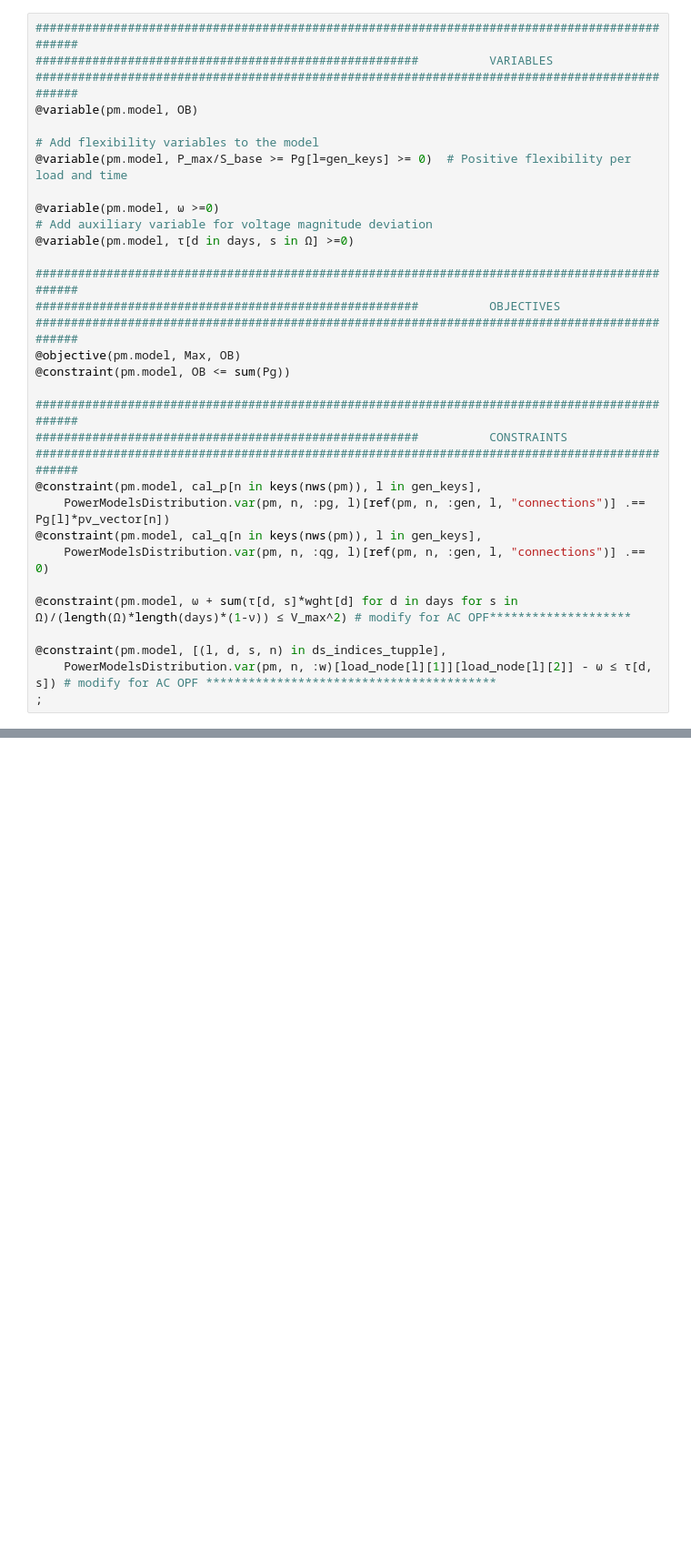
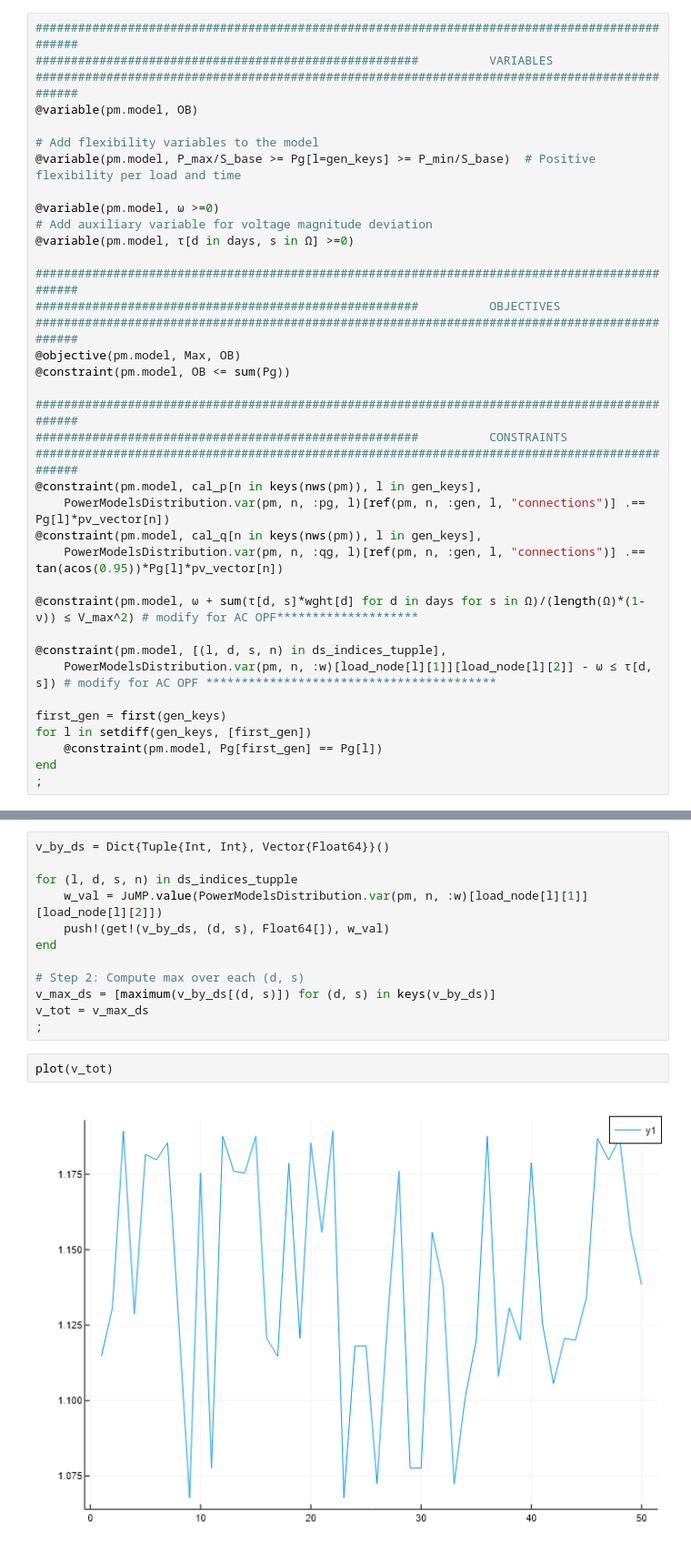
Before and after one commit to A1iJalilian/Risk-based-Fast-Hosting-Capacity-Analysis, a Jupyter notebook: large_feeder.ipynb, the cells around one changed output, grey strips where cells are left out. Shown at 91% size. Saved outputs shown, nothing was run; the diff lists cells and outputs as text; blank space fills up the shorter version.

```diff
--- a/large_feeder.ipynb
+++ b/large_feeder.ipynb
@@ -139,7 +140,7 @@ load_node = Dict(l => (ref(pm, 1, :load)[l]["load_bus"] , ref(pm, 1, :load)[l]["
 @variable(pm.model, OB)
 
 # Add flexibility variables to the model
-@variable(pm.model, P_max/S_base >= Pg[l=gen_keys] >= 0)  # Positive flexibility per load and time
+@variable(pm.model, P_max/S_base >= Pg[l=gen_keys] >= P_min/S_base)  # Positive flexibility per load and time
 
 @variable(pm.model, ω >=0)
 # Add auxiliary variable for voltage magnitude deviation
@@ -157,11 +158,16 @@ load_node = Dict(l => (ref(pm, 1, :load)[l]["load_bus"] , ref(pm, 1, :load)[l]["
 @constraint(pm.model, cal_p[n in keys(nws(pm)), l in gen_keys],
     PowerModelsDistribution.var(pm, n, :pg, l)[ref(pm, n, :gen, l, "connections")] .== Pg[l]*pv_vector[n])
 @constraint(pm.model, cal_q[n in keys(nws(pm)), l in gen_keys],
-    PowerModelsDistribution.var(pm, n, :qg, l)[ref(pm, n, :gen, l, "connections")] .== 0)
+    PowerModelsDistribution.var(pm, n, :qg, l)[ref(pm, n, :gen, l, "connections")] .== tan(acos(0.95))*Pg[l]*pv_vector[n])
 
-@constraint(pm.model, ω + sum(τ[d, s]*wght[d] for d in days for s in Ω)/(length(Ω)*length(days)*(1-ν)) ≤ V_max^2) # modify for AC OPF********************
+@constraint(pm.model, ω + sum(τ[d, s]*wght[d] for d in days for s in Ω)/(length(Ω)*(1-ν)) ≤ V_max^2) # modify for AC OPF********************
 
 @constraint(pm.model, [(l, d, s, n) in ds_indices_tupple],
     PowerModelsDistribution.var(pm, n, :w)[load_node[l][1]][load_node[l][2]] - ω ≤ τ[d, s]) # modify for AC OPF *****************************************
+
+first_gen = first(gen_keys)
+for l in setdiff(gen_keys, [first_gen])
+    @constraint(pm.model, Pg[first_gen] == Pg[l])
+end
 ;
 # %%
@@ -192,0 +215,16 @@ MathOptInterface.ResultIndexBoundsError{MathOptInterface.VariablePrimal}: Result
+# %%
+v_by_ds = Dict{Tuple{Int, Int}, Vector{Float64}}()
+
+for (l, d, s, n) in ds_indices_tupple
+    w_val = JuMP.value(PowerModelsDistribution.var(pm, n, :w)[load_node[l][1]][load_node[l][2]])
+    push!(get!(v_by_ds, (d, s), Float64[]), w_val)
+end
+
+# Step 2: Compute max over each (d, s)
+v_max_ds = [maximum(v_by_ds[(d, s)]) for (d, s) in keys(v_by_ds)]
+v_tot = v_max_ds
+;
+# %%
+plot(v_tot)
+# %% [output]
+[figure, added]
```
Also changed, not shown: parts of 10 cells of this notebook, 17 other files.
